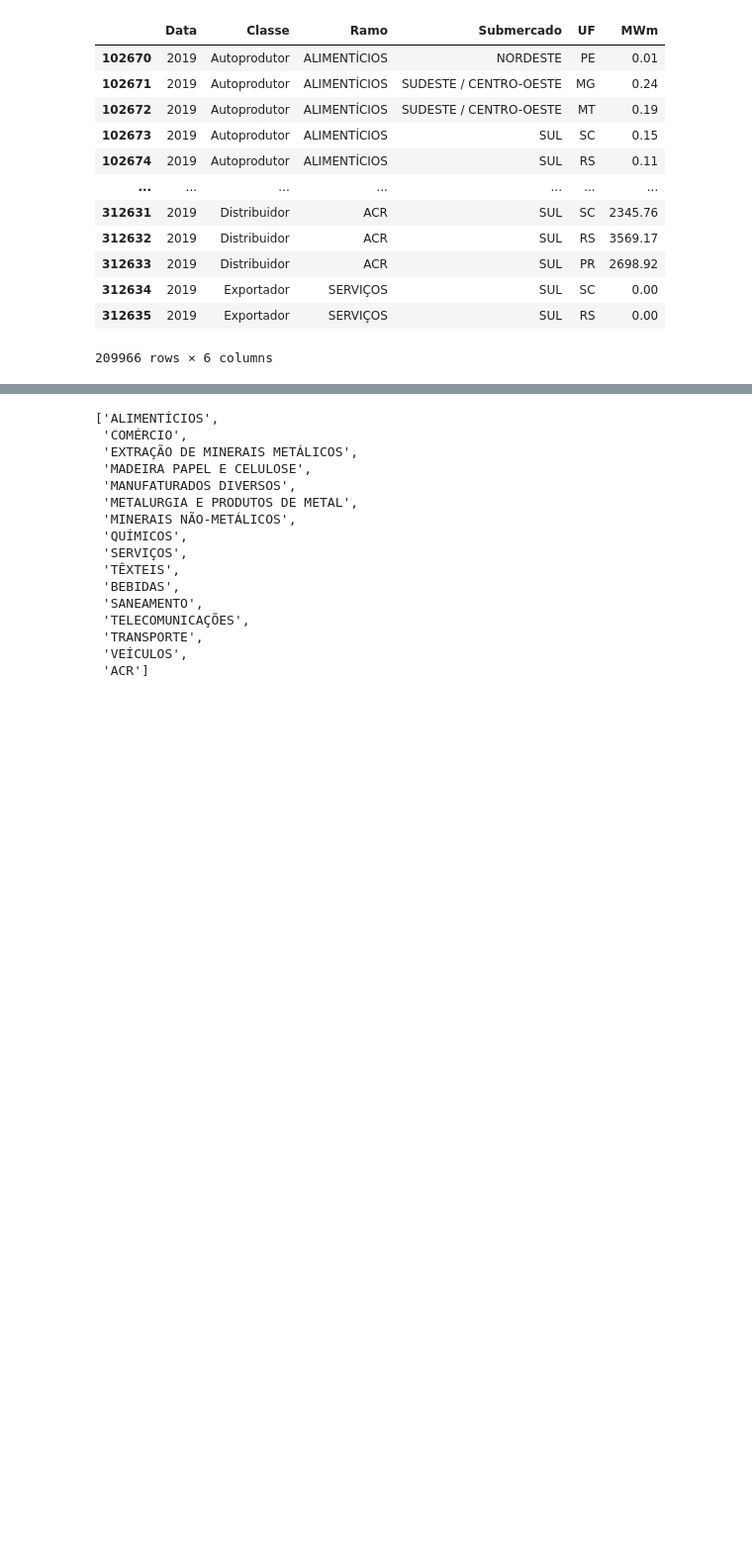
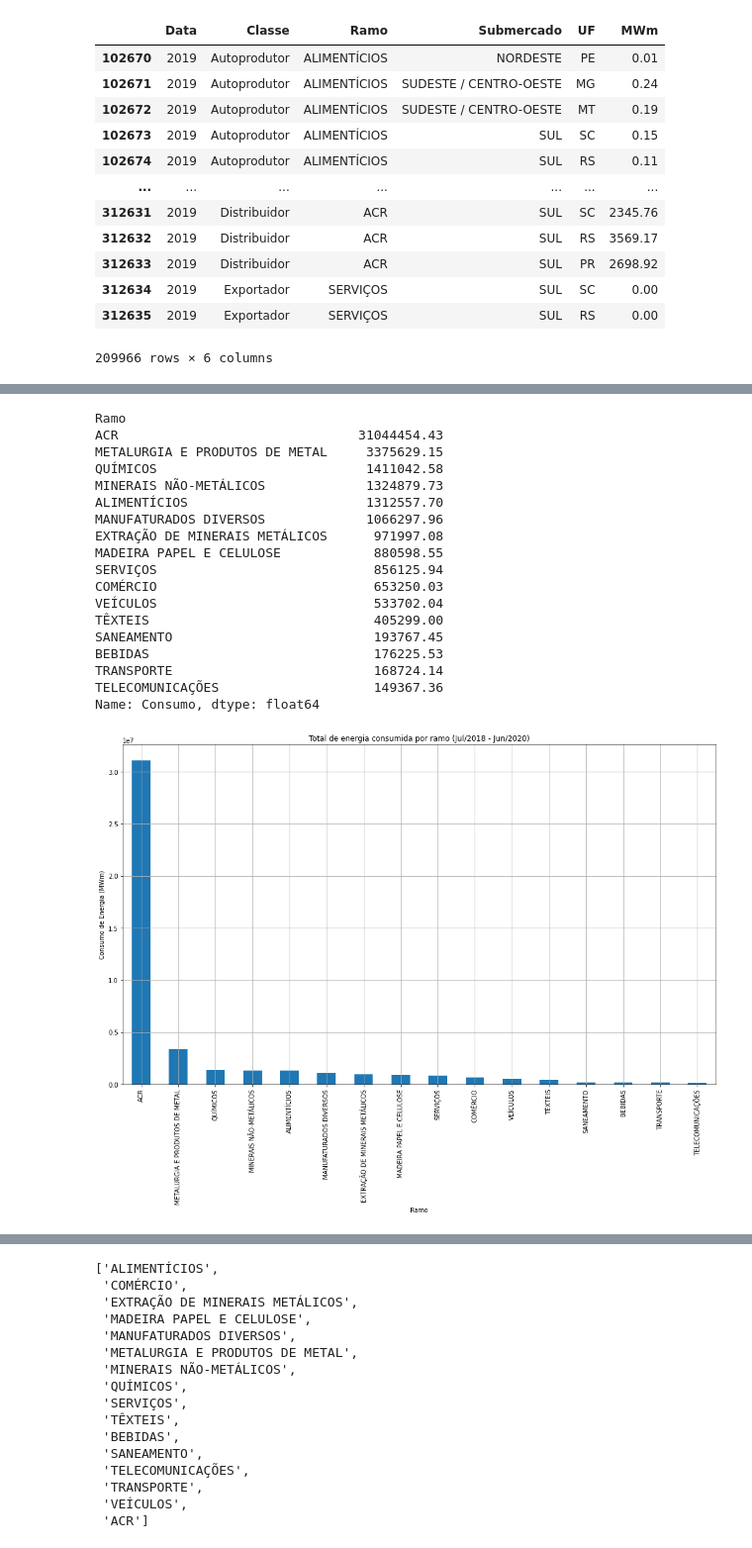
Before and after one commit to freireoliveira/tecnicas_1, a Jupyter notebook: Projeto_Tecnicas_Program1.ipynb, the cells around one changed output, grey strips where cells are left out. Shown at 99% size. Saved outputs shown, nothing was run; the diff lists cells and outputs as text; code cells hidden in the pictures; blank space fills up the shorter version.

```diff
--- a/Projeto_Tecnicas_Program1.ipynb
+++ b/Projeto_Tecnicas_Program1.ipynb
@@ -272,0 +305,31 @@ Name: Consumo, dtype: float64
+# %%
+# Total de energia consumida por ramo no periodo de julho/2018 até junho/2020
+table_ramo = table.groupby('Ramo')['Consumo'].sum().sort_values(ascending=False)
+print(table_ramo)
+
+table_ramo_plot = table_ramo.plot(kind='bar',
+    rot=90,
+    xlabel='Ramo',
+    ylabel='Consumo de Energia (MWm)',
+    title='Total de energia consumida por ramo (Jul/2018 - Jun/2020)',
+    figsize=(17,10), grid=True )
+# %% [output]
+Ramo
+ACR                               31044454.43
+METALURGIA E PRODUTOS DE METAL     3375629.15
+QUÍMICOS                           1411042.58
+MINERAIS NÃO-METÁLICOS             1324879.73
+ALIMENTÍCIOS                       1312557.70
+MANUFATURADOS DIVERSOS             1066297.96
+EXTRAÇÃO DE MINERAIS METÁLICOS      971997.08
+MADEIRA PAPEL E CELULOSE            880598.55
+SERVIÇOS                            856125.94
+COMÉRCIO                            653250.03
+VEÍCULOS                            533702.04
+TÊXTEIS                             405299.00
+SANEAMENTO                          193767.45
+BEBIDAS                             176225.53
+TRANSPORTE                          168724.14
+TELECOMUNICAÇÕES                    149367.36
+Name: Consumo, dtype: float64
+[figure, added]
```
Also changed, not shown: parts of 12 cells of this notebook.
